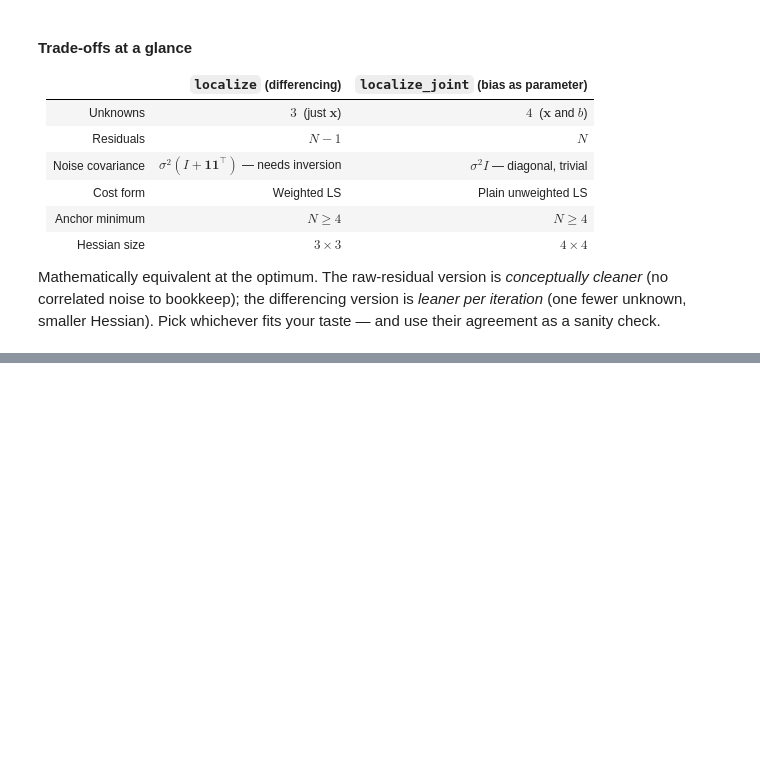
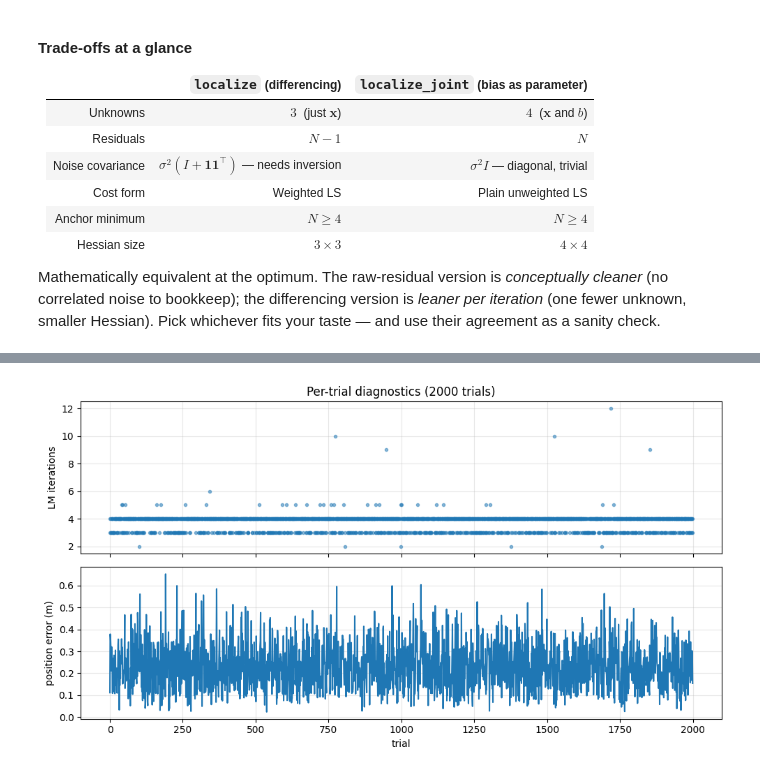
Before and after one commit to jelenesm/trilateration, a Jupyter notebook: example.ipynb, the cells around one changed output, grey strips where cells are left out. Cells and saved outputs as stored; diff of their text form; code cells hidden in the pictures; blank space fills up the shorter version.

```diff
--- a/example.ipynb
+++ b/example.ipynb
@@ -745,27 +666,14 @@ localize vs localize_joint  |Δx| = 1.36e-13  m
 # Monte Carlo: only range noise re-randomizes; anchor survey is fixed.
 trials = 2000
 errs = np.zeros((trials, 3))
+iters = np.zeros(trials, dtype=int)
 for k in range(trials):
     d_k = true_ranges + bias_true + rng.normal(0, sigma, size=len(anchors_true))
     anchors = anchors_true + rng.normal(0, anchor_sigma, size=anchors_true.shape)
-    x_k, _, _ = localize(d_k, anchors, sigma=sigma)
+    x_k, _, _, info_k = localize_joint(d_k, anchors, tol=tol, sigma=sigma)
     errs[k] = x_k - x_true
+    iters[k] = info_k['iterations']
 print(f"\nMC RMSE per axis: {np.sqrt((errs**2).mean(axis=0))}")
 print(f"MC total RMSE   : {np.sqrt((errs**2).sum(axis=1).mean()):.4f}  m")
-
-import matplotlib.pyplot as plt
-
-err_norms = np.linalg.norm(errs, axis=1)
-
-plt.figure()
-plt.hist(err_norms, bins=50, edgecolor='black', alpha=0.75)
-plt.axvline(err_norms.mean(), color='r', linestyle='--', label=f'mean = {err_norms.mean():.3f} m')
-plt.axvline(np.sqrt((err_norms**2).mean()), color='g', linestyle='--',
-            label=f'RMSE = {np.sqrt((err_norms**2).mean()):.3f} m')
-plt.xlabel('position error (m)')
-plt.ylabel('count')
-plt.title(f'Monte Carlo localization error histogram ({len(errs)} trials)')
-plt.legend()
-plt.grid(axis='y', alpha=0.3)
-plt.show()
+print(f"iters: min={iters.min()}, median={int(np.median(iters))}, max={iters.max()}")
 # %% [output]
@@ -774,0 +701,19 @@ MC total RMSE   : 0.4747  m
+# %%
+import matplotlib.pyplot as plt
+
+fig, (ax_it, ax_er) = plt.subplots(2, 1, figsize=(10, 5.5), sharex=True)
+
+ax_it.plot(iters, '.', alpha=0.5, color='C0')
+ax_it.set_ylabel('LM iterations')
+ax_it.set_title(f'Per-trial diagnostics ({len(iters)} trials)')
+ax_it.grid(True, alpha=0.3)
+
+ax_er.plot(err_norms, alpha=1.0, color='C0')
+ax_er.set_xlabel('trial')
+ax_er.set_ylabel('position error (m)')
+ax_er.grid(True, alpha=0.3)
+
+plt.tight_layout()
+plt.show()
+# %% [output]
+[figure, added]
```
Also changed, not shown: parts of 6 cells of this notebook.
